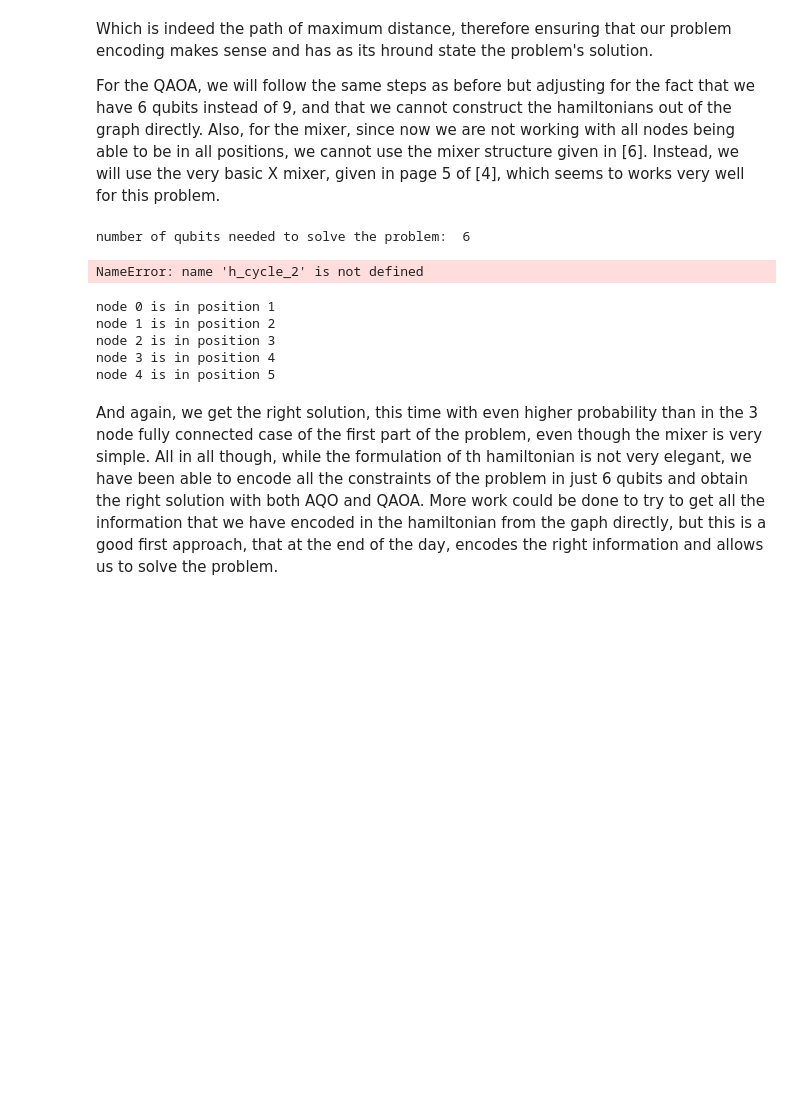
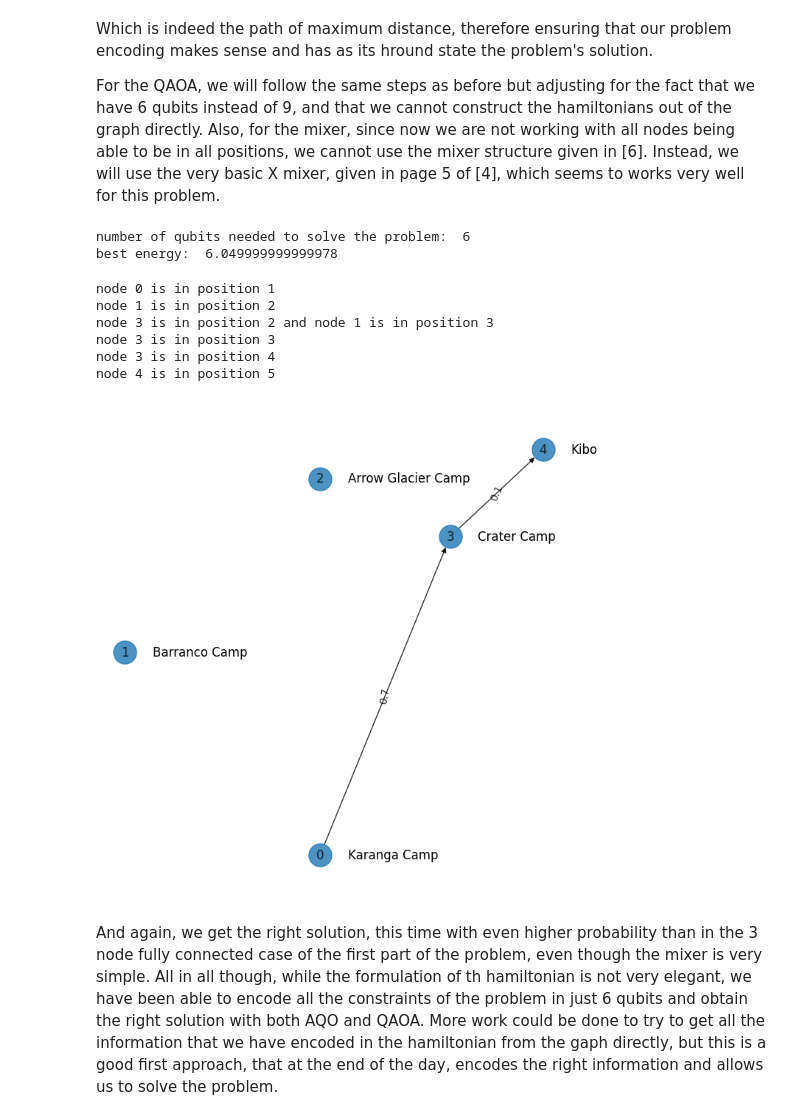
Before and after one commit to pau-torrente/tsp_qilimanjaro_challenge, a Jupyter notebook: TSP_introductory_challenge.ipynb, the cells around one changed output. Saved outputs shown, nothing was run; the diff lists cells and outputs as text; code cells hidden in the pictures; blank space fills up the shorter version.

```diff
--- a/TSP_introductory_challenge.ipynb
+++ b/TSP_introductory_challenge.ipynb
@@ -679,11 +676,11 @@ h_cycle_2 = (1-0.5*(1-Z(0))-0.5*(1-Z(1)))**2 + (1-0.5*(1-Z(2))-0.5*(1-Z(3)))**2
 
 h_cycle_2 += (1-0.5*(1-Z(0))-0.5*(1-Z(1)))**2 + (1-0.5*(1-Z(2))-0.5*(1-Z(3))-0.5*(1-Z(4)))**2 + (1-0.5*(1-Z(3))-0.5*(1-Z(5)))**2
 
-h_tsp_2 = 0.6+0.6*0.5*(1-Z(0))*0.5*(1-Z(4)) + 0.2*0.5*(1-Z(4))*0.5*(1-Z(3))+0.3
+h_tsp_2 = 0.6*0.5*(1-Z(0))+0.6*0.5*(1-Z(0))*0.5*(1-Z(4)) + 0.2*0.5*(1-Z(4))*0.5*(1-Z(3))+0.3*0.5*(1-Z(3))
 
-h_tsp_2 += 0.6+0.4*0.5*(1-Z(0))*0.5*(1-Z(2)) + 0.2*0.5*(1-Z(2))*0.5*(1-Z(5))+0.1
+h_tsp_2 += 0.6*0.5*(1-Z(0))+0.4*0.5*(1-Z(0))*0.5*(1-Z(2)) + 0.2*0.5*(1-Z(2))*0.5*(1-Z(5))+0.1*0.5*(1-Z(5))
 
-h_tsp_2 += 0.7+0.6*0.5*(1-Z(1))*0.5*(1-Z(1)) + 0.4*0.5*(1-Z(1))*0.5*(1-Z(3))+0.3
+h_tsp_2 += 0.7*0.5*(1-Z(1))+0.6*0.5*(1-Z(1))*0.5*(1-Z(1)) + 0.4*0.5*(1-Z(1))*0.5*(1-Z(3))+0.3*0.5*(1-Z(3))
 
 
 full_hamiltonian_2 = hamiltonians.SymbolicHamiltonian(h_tsp_2+h_cycle_2)
@@ -833,7 +829,14 @@ print("number of qubits needed to solve the problem: ", nqubits)
 hamiltonian_2 = hamiltonians.SymbolicHamiltonian(h_cycle_2+h_tsp_2)
 
 # create the mixer Hamiltonian for the given graph
-mixer_hamiltonian_2 = hamiltonians.SymbolicHamiltonian(sum(X(i) for i in range(6)))
+mixer = 0
+for i in range(6):
+    for j in range(i):
+        if i != j:
+            mixer += s_minus(i)*s_minus(j)*s_plus(i)*s_plus(j)
+mixer_hamiltonian_2 = hamiltonians.SymbolicHamiltonian(mixer)
+
+# mixer_hamiltonian_2 = hamiltonians.SymbolicHamiltonian(sum(X(i) for i in range(6)))
 
 
 # create QAOA model given the Hamiltonians
@@ -856,29 +859,31 @@ best_energy_2, final_parameters_2, extra_2 = qaoa_2.minimize(
 print("best energy: ", best_energy_2)
 # %% [output]
 number of qubits needed to solve the problem:  6
+best energy:  6.049999999999978
-NameError: name 'h_cycle_2' is not defined
 # %%
 qaoa_2.set_parameters(final_parameters_2)
 quantum_state_2 = qaoa_2.execute(initial_state_2)
 
 # measure the output of the circuit and obtain results
 nshots= 10000
 circuit_2 = Circuit(nqubits)
 circuit_2.add(gates.M(*range(nqubits)))
 result_2 = CircuitResult(qaoa_2.backend, circuit_2, quantum_state_2, nshots=nshots)
 freq_counter_2 = result_2.frequencies()
 
 # order the results according to the frequencies
 ordered_freq_counter_2 = sorted(freq_counter_2.items(), key=lambda item: item[1], reverse=True)
 qaoa_solution_2 = ordered_freq_counter_2[0][0]
 
-display_solution_2(qaoa_solution_2)
+display_solution_2(graph = G2, state = qaoa_solution_2)
 # %% [output]
 node 0 is in position 1
 node 1 is in position 2
-node 2 is in position 3
+node 3 is in position 2 and node 1 is in position 3
+node 3 is in position 3
 node 3 is in position 4
 node 4 is in position 5
+[figure, added]
 # %% [markdown]
 And again, we get the right solution, this time with even higher probability than in the 3 node fully connected case of the first part of the problem, even though the mixer is very simple.
 All in all though, while the formulation of th hamiltonian is not very elegant, we have been able to encode all the constraints of the problem in just 6 qubits and obtain the right solution with both AQO and QAOA. More work could be done to try to get all the information that we have encoded in the hamiltonian from the gaph directly, but this is a good first approach, that at the end of the day, encodes the right information and allows us to solve the problem.
```
Also changed, not shown: parts of 18 cells of this notebook, 2 other files.
